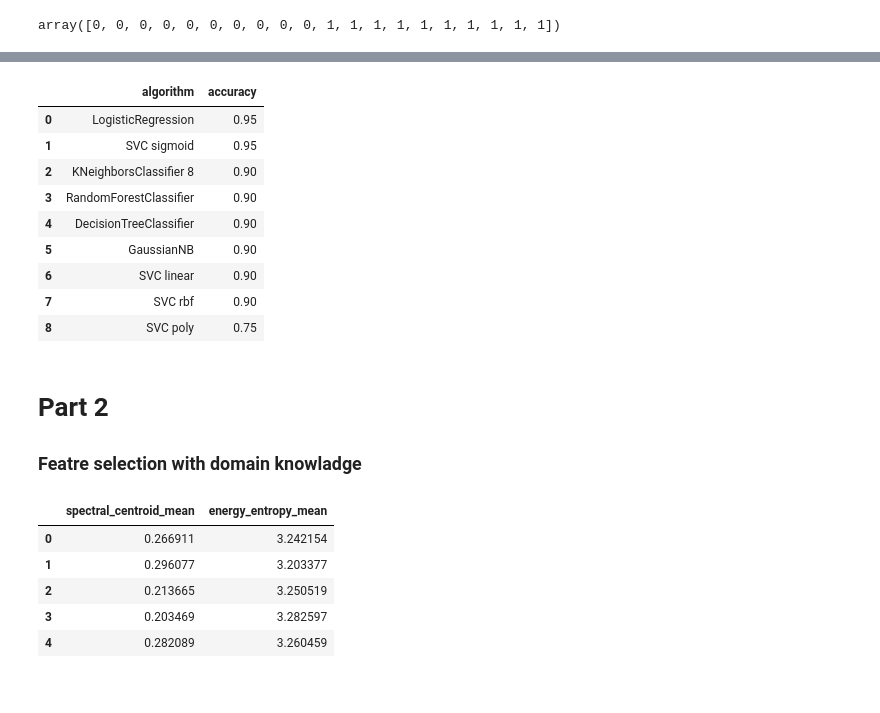
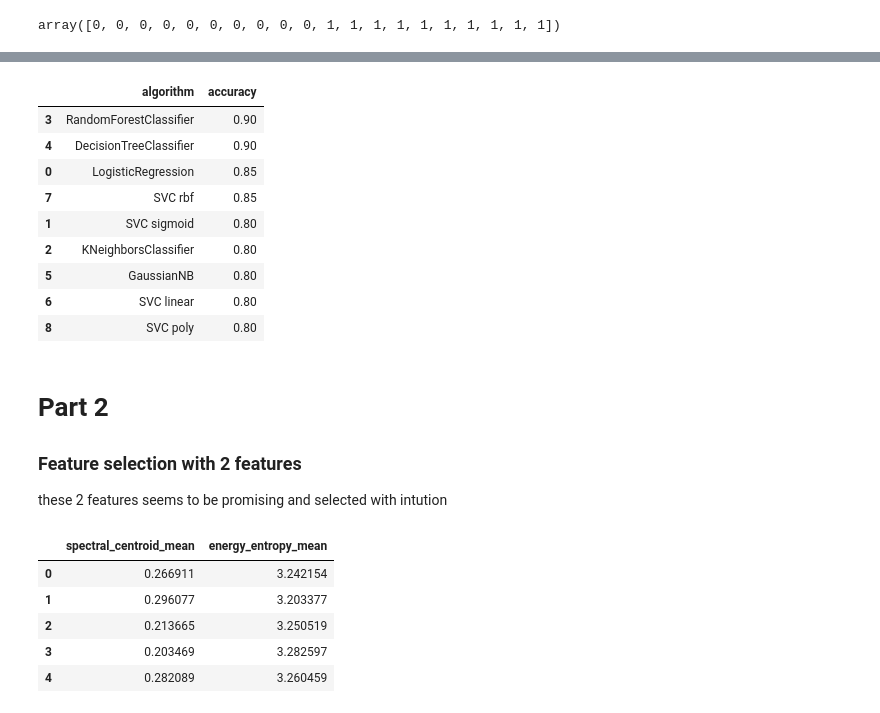
Before and after one commit to krishnakumar1612/music_genre_classification, a Jupyter notebook: notebook/music_genre_classification.ipynb, the cells around one changed output, grey strips where cells are left out. Drawn from its saved outputs; the diff is of its cells as text; code cells hidden in the pictures.

```diff
--- a/notebook/music_genre_classification.ipynb
+++ b/notebook/music_genre_classification.ipynb
@@ -335,31 +277,33 @@ Accuracy : 0.75
 # %%
 data = {
-    'LogisticRegression' : 0.95,
-    'SVC sigmoid' : 0.95,
-    'KNeighborsClassifier 8' : 0.9,
+    'LogisticRegression' : 0.85,
+    'SVC sigmoid' : 0.8,
+    'KNeighborsClassifier ' : 0.8,
     'RandomForestClassifier' : 0.9,
     'DecisionTreeClassifier' : 0.9,
-    'GaussianNB' : 0.9,
-    'SVC linear' : 0.9,
-    'SVC rbf' : 0.9,
-    'SVC poly' : 0.75
+    'GaussianNB' : 0.8,
+    'SVC linear' : 0.8,
+    'SVC rbf' : 0.85,
+    'SVC poly' : 0.8
 }
-classification = pd.DataFrame(data.items(), columns = ['algorithm', 'accuracy'])
-classification
+classification_lda = pd.DataFrame(data.items(), columns = ['algorithm', 'accuracy'])
+classification_lda = classification_lda.sort_values(by=['accuracy'], ascending=False)
+classification_lda
 # %% [output]
 |  | algorithm | accuracy |
-| 0 | LogisticRegression | 0.95 |
-| 1 | SVC sigmoid | 0.95 |
-| 2 | KNeighborsClassifier 8 | 0.90 |
 | 3 | RandomForestClassifier | 0.90 |
 | 4 | DecisionTreeClassifier | 0.90 |
-| 5 | GaussianNB | 0.90 |
-| 6 | SVC linear | 0.90 |
-| 7 | SVC rbf | 0.90 |
-| 8 | SVC poly | 0.75 |
+| 0 | LogisticRegression | 0.85 |
+| 7 | SVC rbf | 0.85 |
+| 1 | SVC sigmoid | 0.80 |
+| 2 | KNeighborsClassifier | 0.80 |
+| 5 | GaussianNB | 0.80 |
+| 6 | SVC linear | 0.80 |
+| 8 | SVC poly | 0.80 |
 # %% [markdown]
 # Part 2
-### Featre selection with domain knowladge
+### Feature selection with 2 features
+these 2 features seems to be promising and selected with intution
 # %%
 dfs = df [['spectral_centroid_mean', 'energy_entropy_mean']]
 # %%
```
Also changed, not shown: parts of 66 cells of this notebook.
